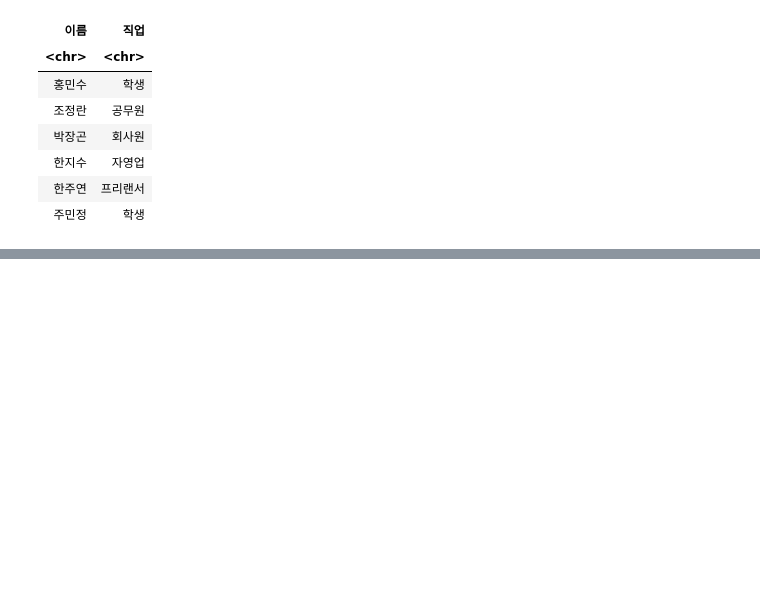
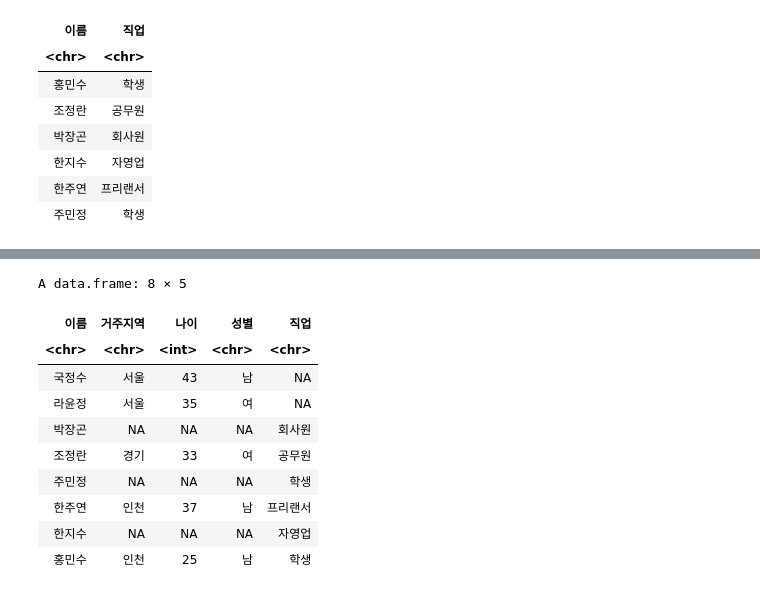
Before and after one commit to yoonyoung27/public_big_data_analysis, a Jupyter notebook: R.ipynb, the cells around one changed output, grey strips where cells are left out. Cells and saved outputs as stored; diff of their text form; code cells hidden in the pictures; blank space fills up the shorter version.

```diff
--- a/R.ipynb
+++ b/R.ipynb
@@ -597,0 +654,14 @@ A data.frame: 6 × 2
+# %%
+merge(pinfo, pjobinfo, all=TRUE)
+# %% [output]
+A data.frame: 8 × 5
+| 이름 | 거주지역 | 나이 | 성별 | 직업 |
+| <chr> | <chr> | <int> | <chr> | <chr> |
+| 국정수 | 서울 | 43 | 남 | NA |
+| 라윤정 | 서울 | 35 | 여 | NA |
+| 박장곤 | NA | NA | NA | 회사원 |
+| 조정란 | 경기 | 33 | 여 | 공무원 |
+| 주민정 | NA | NA | NA | 학생 |
+| 한주연 | 인천 | 37 | 남 | 프리랜서 |
+| 한지수 | NA | NA | NA | 자영업 |
+| 홍민수 | 인천 | 25 | 남 | 학생 |
```
Also changed, not shown: parts of 12 cells of this notebook.
